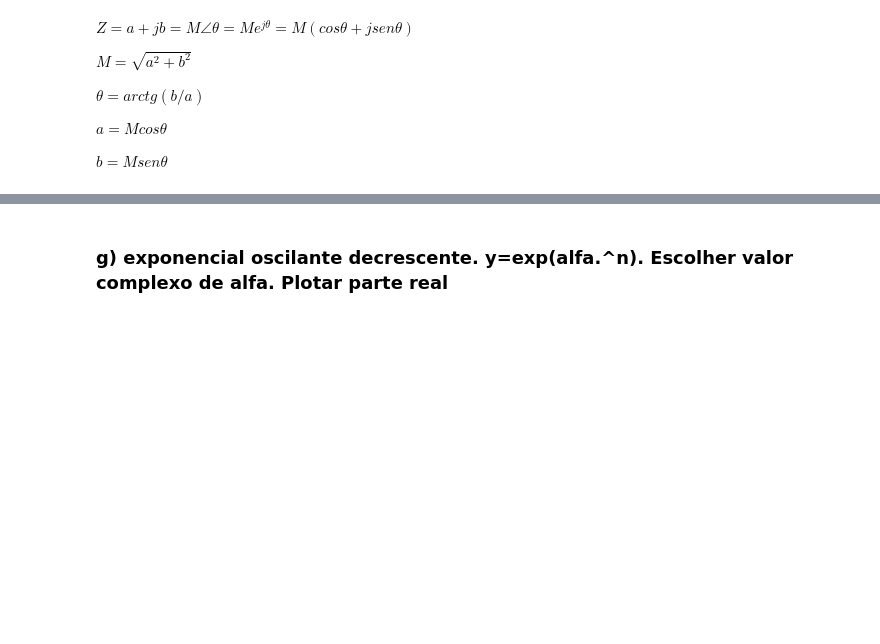
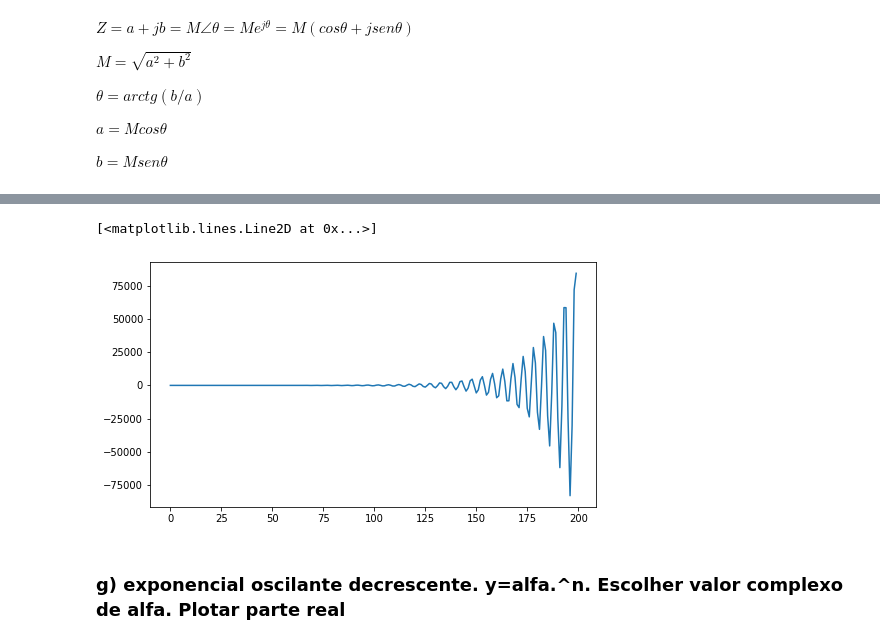
Before and after one commit to leogargitter/processamento-digital-de-sinais-2, a Jupyter notebook: tarefa1.ipynb, the cells around one changed output, grey strips where cells are left out. Drawn from its saved outputs; the diff is of its cells as text; code cells hidden in the pictures; blank space fills up the shorter version.

```diff
--- a/tarefa1.ipynb
+++ b/tarefa1.ipynb
@@ -68,2 +79,12 @@ TypeError: 'float' object cannot be interpreted as an integer
+# %%
+n_f  = np.linspace(0 , 199 , 200)
+alfa_f = .35+1j
+f = alfa_f ** n_f
+
+plt.figure(figsize=(8,4.5))
+plt.plot(np.real(f))
+# %% [output]
+[<matplotlib.lines.Line2D at 0x...>]
+[figure, added]
 # %% [markdown]
-### g) exponencial oscilante decrescente. y=exp(alfa.^n). Escolher  valor complexo de alfa. Plotar parte real
+### g) exponencial oscilante decrescente. y=alfa.^n. Escolher  valor complexo de alfa. Plotar parte real
```
Also changed, not shown: parts of 8 cells of this notebook.
